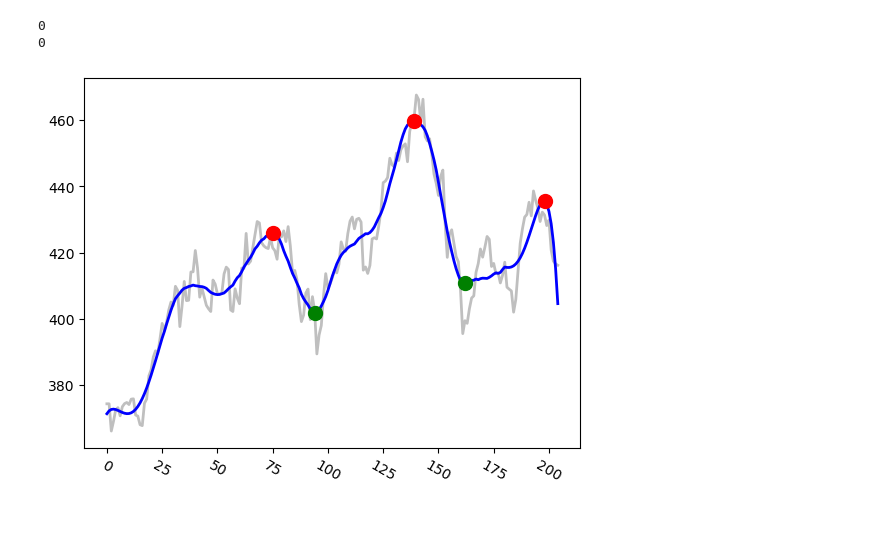
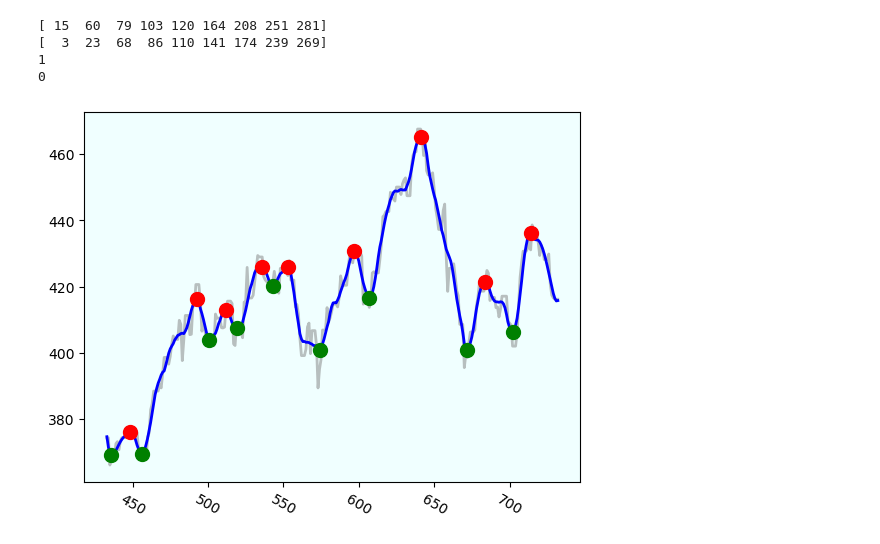
Before and after one commit to gastoncs/jupyter-docker, a Jupyter notebook: app/src/practice/trends/Chad/determineTrandDailyLong.ipynb, the cells around one changed output. Drawn from its saved outputs; the diff is of its cells as text; code cells hidden in the pictures.

```diff
--- a/app/src/practice/trends/Chad/determineTrandDailyLong.ipynb
+++ b/app/src/practice/trends/Chad/determineTrandDailyLong.ipynb
@@ -2,9 +2,7 @@
 import pandas as pd
 import pandas_ta as ta
 
-df = pd.read_csv("../../data/MSFT.USUSD_Candlestick_1_D_ASK_05.10.2022-05.10.2024.csv")
-df=df[-300:]
-df=df[df['Volume']!=0]
+df = pd.read_csv("../../data/MSFT/MSFT.USUSD_Candlestick_1_D_ASK_05.10.2022-05.10.2024.csv")
 df["Gmt time"]=df["Gmt time"].str.replace(".000","")
 df['Gmt time']=pd.to_datetime(df['Gmt time'],format='%d.%m.%Y %H:%M:%S')
 
@@ -32,5 +43,4 @@ df
 # %%
-
 %matplotlib inline
 
 import matplotlib.pyplot as plt
@@ -38,9 +48,8 @@ from scipy.signal import savgol_filter
 from scipy.signal import find_peaks
 pd.set_option('mode.chained_assignment', None)
 
-df2 = df.iloc[0:300]
-
-df2["close_smooth"] = savgol_filter(df2.Close, 49, 5)
+df2=df[-300:]
+df2["close_smooth"] = savgol_filter(df2.Close, 25, 5)
 
 fig, ax = plt.subplots()
 plt.xticks(rotation=-30)
@@ -59,6 +68,9 @@ peaks, = ax.plot(df2.index[peaks_idx], df2.close_smooth.iloc[peaks_idx], \
 
 troughs, = ax.plot(df2.index[troughs_idx], df2.close_smooth.iloc[troughs_idx], \
                    c="g", linestyle='None', markersize = 10.0, marker = "o", zorder=10)
+
+print(peaks_idx)
+print(troughs_idx)
 
 '''
 Check if we are on a up trend
@@ -77,32 +89,34 @@ while up_run:
 
 print(up_run_length)
 
 '''
 Check if we are on a down trend
 '''
 down_run_length = 0
 down_run = True
 while down_run:
     if 2 + down_run_length > len(peaks_idx) or 2 + down_run_length > len(troughs_idx):
         break
 
     if df2.close_smooth.iloc[peaks_idx[-1 - down_run_length]] < df2.close_smooth.iloc[peaks_idx[-2 - down_run_length]] and \
        df2.close_smooth.iloc[troughs_idx[-1 - down_run_length]] < df2.close_smooth.iloc[troughs_idx[-2 - down_run_length]]:
         down_run_length += 1
     else:
         down_run = False
 
 if up_run_length > 0:
     ax.set_facecolor('azure')
 elif down_run_length > 0:
     ax.set_facecolor('mistyrose')
 else:
     ax.set_facecolor("white")
 
 print(down_run_length)
 
 plt.show()
 # %% [output]
+[ 15  60  79 103 120 164 208 251 281]
+[  3  23  68  86 110 141 174 239 269]
+1
 0
-0
-[figure, old version]
+[figure, new version]
```
Also changed, not shown: parts of 2 cells of this notebook, 4 other files.
